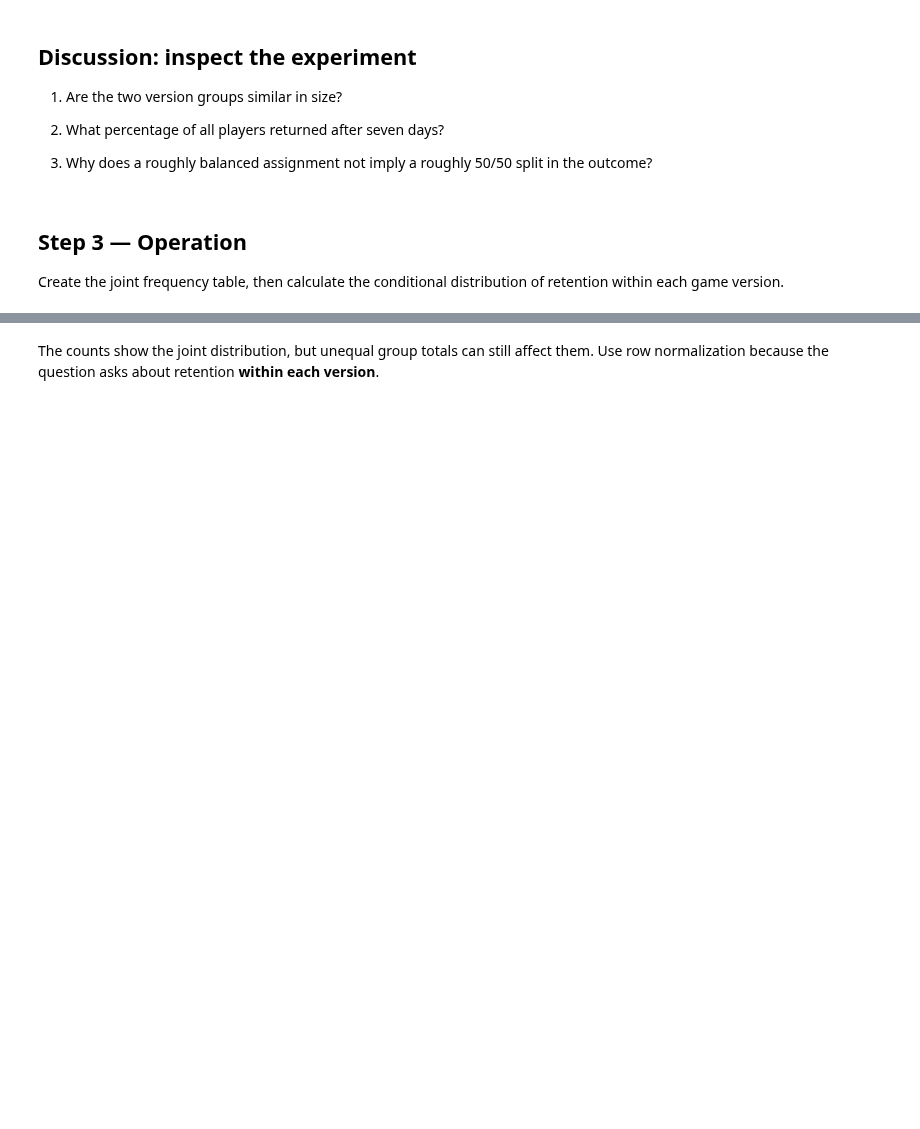
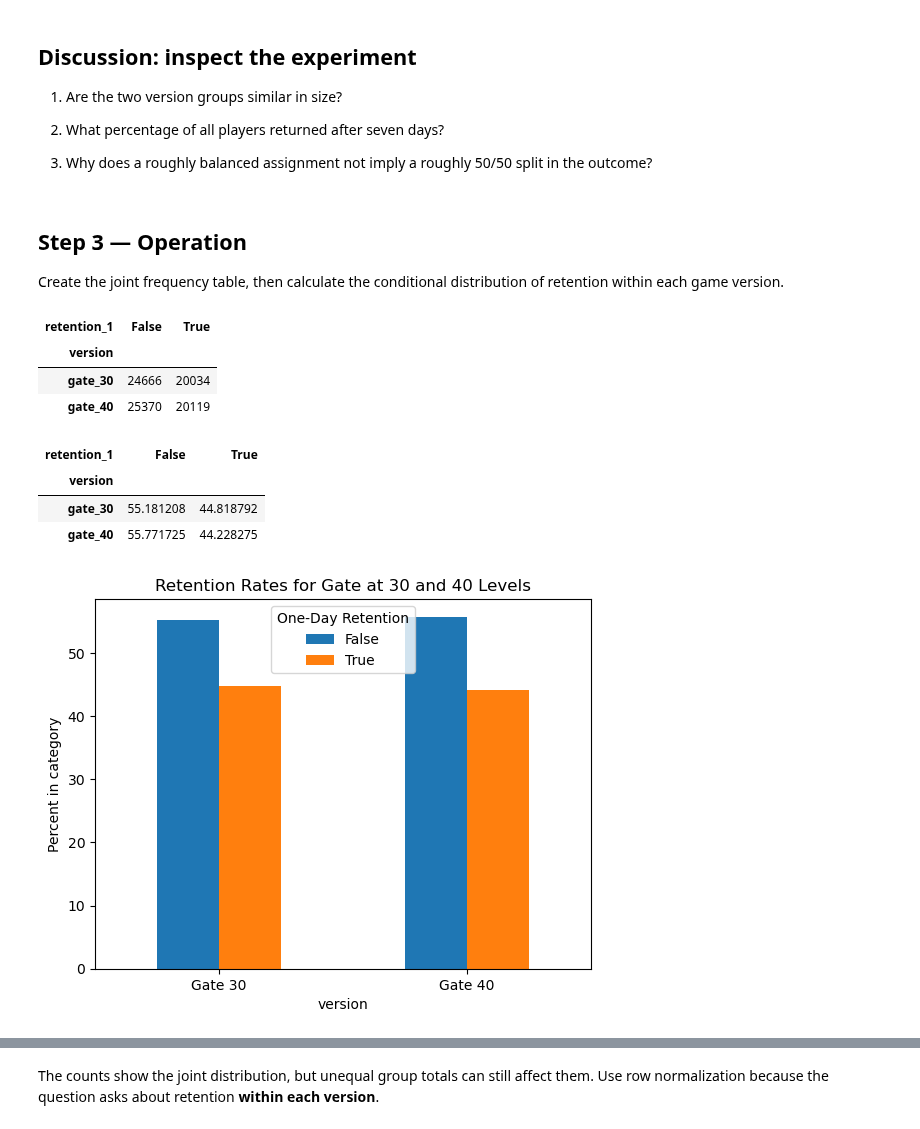
Before and after one commit to Chelsea-Myers/Data_Visualization_and_Modeling_Campus, a Jupyter notebook: week02/lecture/Lecture - Relationships Between Categorical Features.ipynb, the cells around one changed output, grey strips where cells are left out. Drawn from its saved outputs; the diff is of its cells as text; code cells hidden in the pictures; blank space fills up the shorter version.

```diff
--- a/week02/lecture/Lecture - Relationships Between Categorical Features.ipynb
+++ b/week02/lecture/Lecture - Relationships Between Categorical Features.ipynb
@@ -310,3 +511,6 @@ We will describe the observed results; formal statistical inference comes later.
 2. Which feature defines the groups being compared?
 
 3. Why does the word “observed” matter in this question?
+# %%
+cookiecats_df = pd.read_csv('data/cookie_cats.csv')
+cookiecats_df.head()
@@ -336,3 +622,28 @@ Inspect the count and relative-frequency distributions of the comparison and tar
 ## Step 3 — Operation
 
 Create the joint frequency table, then calculate the conditional distribution of retention within each game version.
+# %%
+pd.crosstab(cookiecats_df['version'], cookiecats_df['retention_1'])
+# %% [output]
+| retention_1 | False | True |
+| version |  |  |
+| gate_30 | 24666 | 20034 |
+| gate_40 | 25370 | 20119 |
+# %%
+pd.crosstab(cookiecats_df['version'], cookiecats_df['retention_1'], normalize='index')*100
+# %% [output]
+| retention_1 | False | True |
+| version |  |  |
+| gate_30 | 55.181208 | 44.818792 |
+| gate_40 | 55.771725 | 44.228275 |
+# %%
+pd.crosstab(cookiecats_df['version'], cookiecats_df['retention_1'], normalize='index').mul(100).plot(
+    kind='bar')
+
+plt.title('Retention Rates for Gate at 30 and 40 Levels')
+plt.ylabel('Percent in category')
+plt.xticks([0,1], ['Gate 30', 'Gate 40'], rotation=0) # [0,1] is a positional argument that says which number tick to fill in
+plt.legend(['False', 'True'], title='One-Day Retention', loc='upper center')
+plt.show()
+# %% [output]
+[figure, added]
```
Also changed, not shown: parts of 38 cells of this notebook, 1 other file.
